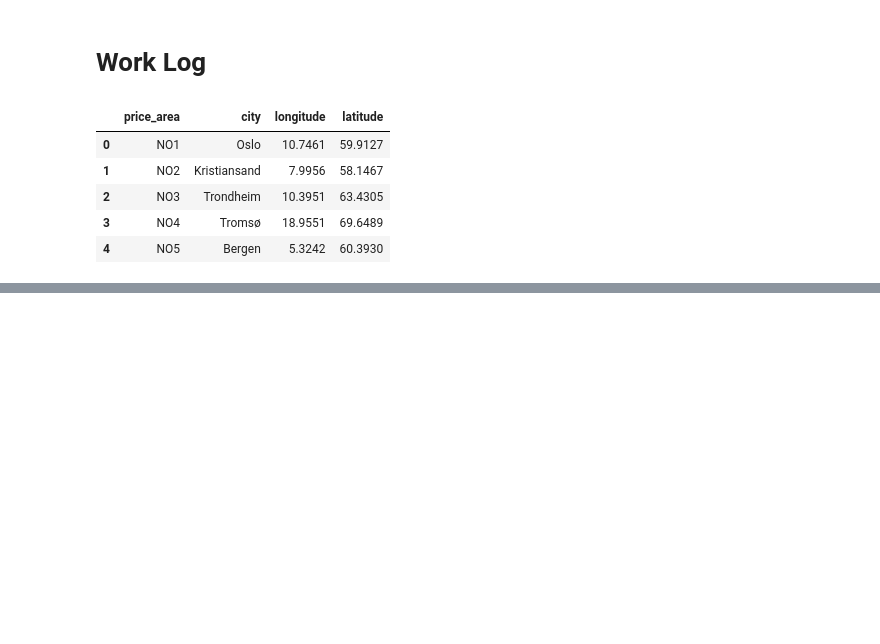
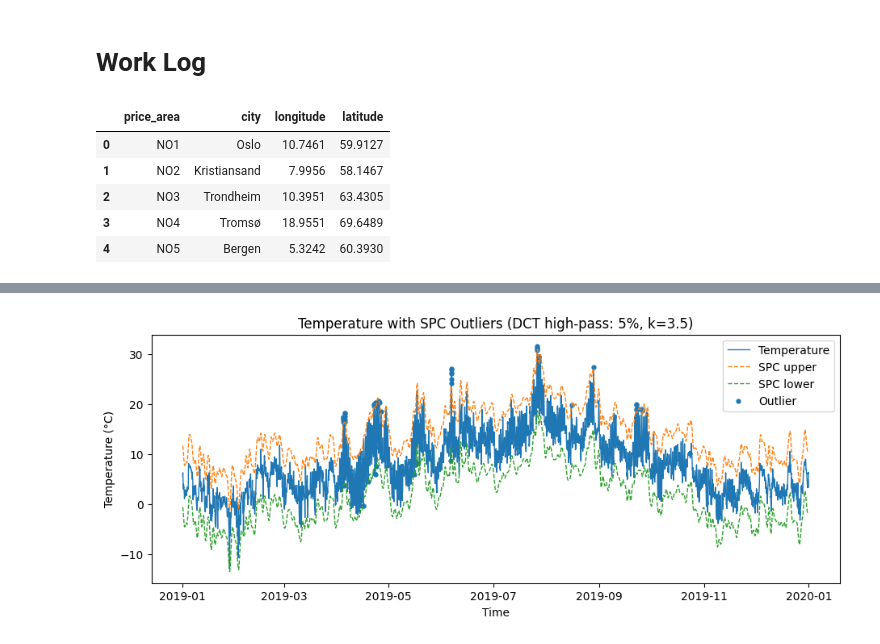
Before and after one commit to TaoM29/IND320-dashboard-basics, a Jupyter notebook: notebooks/part-3.ipynb, the cells around one changed output, grey strips where cells are left out. Cells and saved outputs as stored; diff of their text form; code cells hidden in the pictures; blank space fills up the shorter version.

Commit message:
part3 notebook: added functions for temperature and precipication and also plots

```diff
--- a/notebooks/part-3.ipynb
+++ b/notebooks/part-3.ipynb
@@ -41,10 +49,6 @@ df_price_areas
 | 3 | NO4 | Tromsø | 18.9551 | 69.6489 |
 | 4 | NO5 | Bergen | 5.3242 | 60.3930 |
 # %%
-import pandas as pd
-import requests
-from datetime import date
-
 # Columns from Part 1 CSV
 _CSV_COLUMNS = [
     "time",
@@ -63,6 +67,7 @@ _VAR_MAP = {
     "wind_gusts_10m (m/s)": "windgusts_10m",
     "wind_direction_10m (°)": "winddirection_10m",
 }
+
 
 def download_era5_to_df(longitude: float, latitude: float, year: int, timezone: str = "Europe/Oslo") -> pd.DataFrame:
     """
@@ -108,6 +113,8 @@ def download_era5_to_df(longitude: float, latitude: float, year: int, timezone:
 
 
 # Apply the function to Bergen for the year 2019.
-bergen = download_era5_to_df(longitude=5.3242, latitude=60.3930, year=2019)
-bergen.head()
+bergen_2019 = download_era5_to_df(longitude=5.3242, latitude=60.3930, year=2019)
+
+print(f"rows: {len(bergen_2019):}")
+display(bergen_2019.head())
 # %% [output]
@@ -117,3 +125,80 @@ bergen.head()
 | 2 | 2019-01-01 02:00:00 | 6.1 | 0.7 | 42.0 | 112.0 | ... |
 | 3 | 2019-01-01 03:00:00 | 6.3 | 0.5 | 40.9 | 105.8 | ... |
 | 4 | 2019-01-01 04:00:00 | 5.8 | 1.1 | 41.2 | 110.2 | ... |
+# %%
+
+#
+def plot_temperature_spc_with_dct(
+    df: pd.DataFrame,
+    time_col: str = "time",
+    temp_col: str = "temperature_2m (°C)",
+    dct_low_frac: float = 0.05,   # remove the lowest 5% frequencies (trend/seasonality)
+    k_sigma: float = 3.5,         # robust "std dev" multiplier for SPC limits
+):
+    """
+    Plots temperature vs time, computes SATV via DCT high-pass, draws SPC bounds,
+    and colors outliers. Returns (fig, outliers_df, summary_dict).
+    """
+    s = df[temp_col].astype(float).to_numpy()
+    t = pd.to_datetime(df[time_col])
+
+    # DCT high-pass: remove the lowest-frequency components (including DC)
+    N = s.size
+    S = dct(s, type=2, norm="ortho")
+    k_cut = max(1, int(np.floor(dct_low_frac * N)))  # number of lowest freqs to zero
+    S_hp = S.copy()
+    S_hp[:k_cut] = 0.0
+    satv = idct(S_hp, type=2, norm="ortho")          # SATV (high-frequency component)
+    trend = s - satv                                 # low-frequency (seasonal/trend)
+
+    # Robust statistics on SATV (NOT plot SATV)
+    satv_med = np.median(satv)
+    mad = np.median(np.abs(satv - satv_med))
+    robust_sigma = 1.4826 * mad if mad > 0 else np.std(satv)  # fallback if flat
+
+    upper_satv = satv_med + k_sigma * robust_sigma
+    lower_satv = satv_med - k_sigma * robust_sigma
+
+    # Convert SATV bounds to temperature-scale SPC curves by adding trend
+    upper_spc = trend + upper_satv
+    lower_spc = trend + lower_satv
+
+    # Outliers where SATV breaches bounds
+    outlier_mask = (satv > upper_satv) | (satv < lower_satv)
+    outliers_df = pd.DataFrame({
+        time_col: t[outlier_mask].to_numpy(),
+        temp_col: s[outlier_mask],
+        "SATV": satv[outlier_mask]
+    }).sort_values(time_col).reset_index(drop=True)
+
+    # Plot
+    fig, ax = plt.subplots(figsize=(11, 4))
+    ax.plot(t, s, linewidth=1.0, label="Temperature")
+    ax.plot(t, upper_spc, linestyle="--", linewidth=1.0, label="SPC upper")
+    ax.plot(t, lower_spc, linestyle="--", linewidth=1.0, label="SPC lower")
+    if outliers_df.shape[0] > 0:
+        ax.scatter(outliers_df[time_col], outliers_df[temp_col], s=12, label="Outlier")
+
+    ax.set_title(f"Temperature with SPC Outliers (DCT high-pass: {dct_low_frac:.0%}, k={k_sigma})")
+    ax.set_xlabel("Time")
+    ax.set_ylabel("Temperature (°C)")
+    ax.legend(loc="best")
+
+    # Summary
+    summary = {
+        "n_points": int(N),
+        "n_outliers": int(outliers_df.shape[0]),
+        "pct_outliers": float(100 * outliers_df.shape[0] / max(1, N)),
+        "dct_low_frac": float(dct_low_frac),
+        "k_sigma": float(k_sigma),
+        "satv_median": float(satv_med),
+        "satv_robust_sigma": float(robust_sigma),
+    }
+    return fig, outliers_df, summary
+
+
+# Usage: Bergen 2019
+fig, outliers_df, summary = plot_temperature_spc_with_dct(bergen_2019)
+fig.show()
+outliers_df.head(), summary
+# %% [output]
@@ -119,0 +218 @@ bergen.head()
+[figure, added]
```
Also changed, not shown: parts of 5 cells of this notebook.
